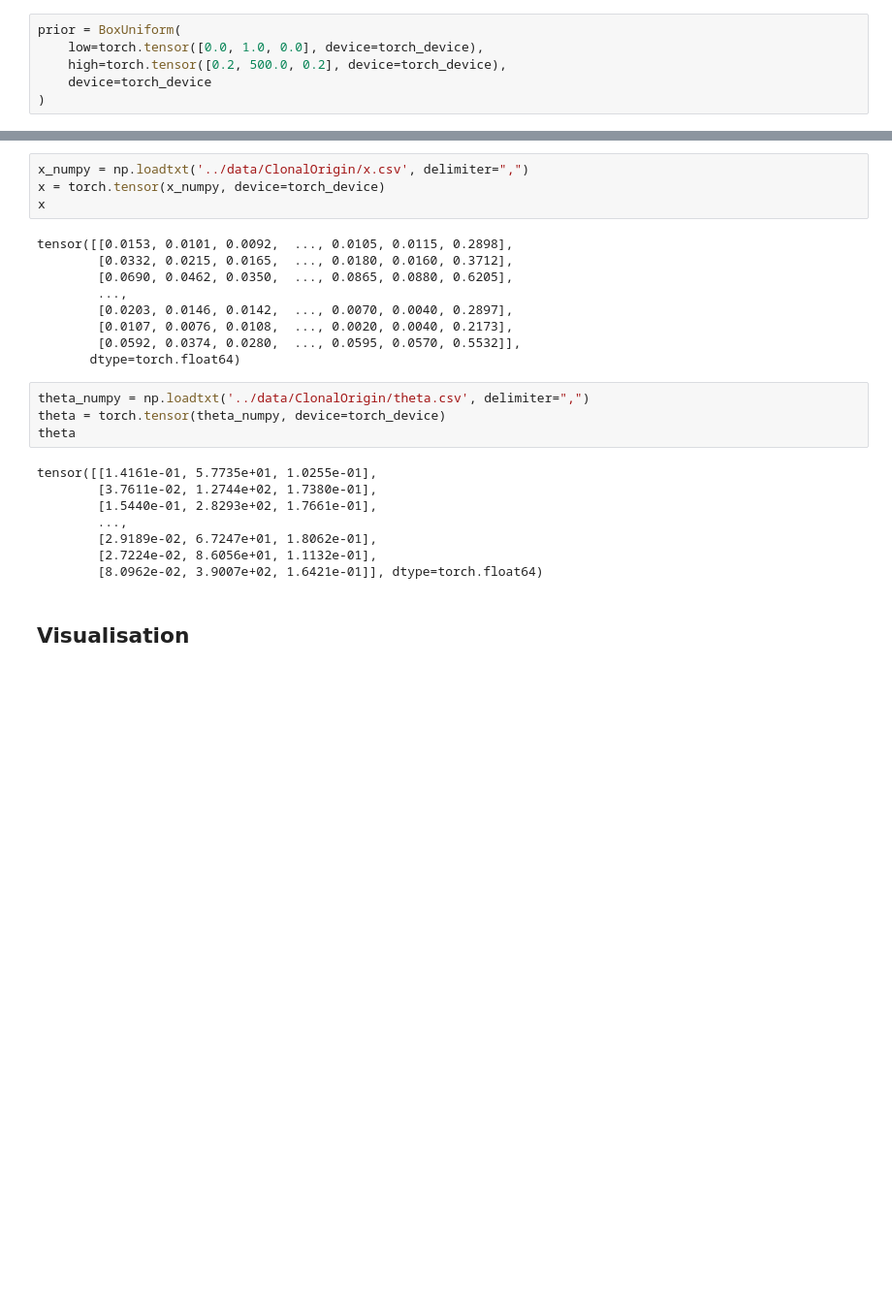
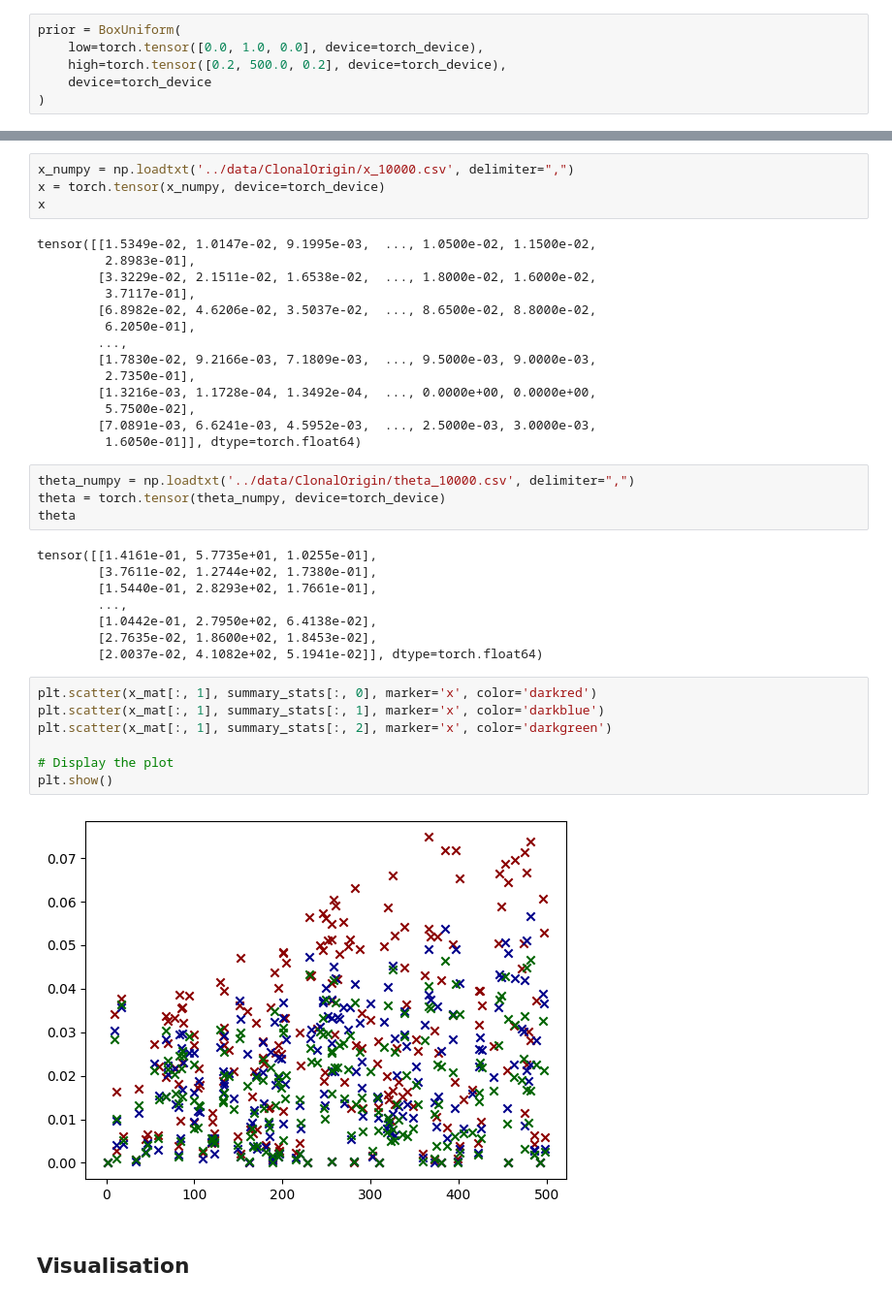
Before and after one commit to haochu-liu/likelihood-free, a Jupyter notebook: python/run_ClonalOrigin_sbi.ipynb, the cells around one changed output, grey strips where cells are left out. Shown at 97% size. Cells and saved outputs as stored; diff of their text form; blank space fills up the shorter version.

Commit message:
r run summary stats

```diff
--- a/python/run_ClonalOrigin_sbi.ipynb
+++ b/python/run_ClonalOrigin_sbi.ipynb
@@ -46,20 +50,25 @@ x_o
 # %% [output]
 tensor([0.0046, 0.0048, 0.0024, 0.0000, 0.0020, 0.0015, 0.1452])
 # %%
-x_numpy = np.loadtxt('../data/ClonalOrigin/x.csv', delimiter=",")
+x_numpy = np.loadtxt('../data/ClonalOrigin/x_10000.csv', delimiter=",")
 x = torch.tensor(x_numpy, device=torch_device)
 x
 # %% [output]
-tensor([[0.0153, 0.0101, 0.0092,  ..., 0.0105, 0.0115, 0.2898],
-        [0.0332, 0.0215, 0.0165,  ..., 0.0180, 0.0160, 0.3712],
-        [0.0690, 0.0462, 0.0350,  ..., 0.0865, 0.0880, 0.6205],
+tensor([[1.5349e-02, 1.0147e-02, 9.1995e-03,  ..., 1.0500e-02, 1.1500e-02,
+         2.8983e-01],
+        [3.3229e-02, 2.1511e-02, 1.6538e-02,  ..., 1.8000e-02, 1.6000e-02,
+         3.7117e-01],
+        [6.8982e-02, 4.6206e-02, 3.5037e-02,  ..., 8.6500e-02, 8.8000e-02,
+         6.2050e-01],
         ...,
-        [0.0203, 0.0146, 0.0142,  ..., 0.0070, 0.0040, 0.2897],
-        [0.0107, 0.0076, 0.0108,  ..., 0.0020, 0.0040, 0.2173],
-        [0.0592, 0.0374, 0.0280,  ..., 0.0595, 0.0570, 0.5532]],
-       dtype=torch.float64)
+        [1.7830e-02, 9.2166e-03, 7.1809e-03,  ..., 9.5000e-03, 9.0000e-03,
+         2.7350e-01],
+        [1.3216e-03, 1.1728e-04, 1.3492e-04,  ..., 0.0000e+00, 0.0000e+00,
+         5.7500e-02],
+        [7.0891e-03, 6.6241e-03, 4.5952e-03,  ..., 2.5000e-03, 3.0000e-03,
+         1.6050e-01]], dtype=torch.float64)
 # %%
-theta_numpy = np.loadtxt('../data/ClonalOrigin/theta.csv', delimiter=",")
+theta_numpy = np.loadtxt('../data/ClonalOrigin/theta_10000.csv', delimiter=",")
 theta = torch.tensor(theta_numpy, device=torch_device)
 theta
 # %% [output]
@@ -67,9 +76,18 @@ tensor([[1.4161e-01, 5.7735e+01, 1.0255e-01],
         [3.7611e-02, 1.2744e+02, 1.7380e-01],
         [1.5440e-01, 2.8293e+02, 1.7661e-01],
         ...,
-        [2.9189e-02, 6.7247e+01, 1.8062e-01],
-        [2.7224e-02, 8.6056e+01, 1.1132e-01],
-        [8.0962e-02, 3.9007e+02, 1.6421e-01]], dtype=torch.float64)
+        [1.0442e-01, 2.7950e+02, 6.4138e-02],
+        [2.7635e-02, 1.8600e+02, 1.8453e-02],
+        [2.0037e-02, 4.1082e+02, 5.1941e-02]], dtype=torch.float64)
+# %%
+plt.scatter(x_mat[:, 1], summary_stats[:, 0], marker='x', color='darkred')
+plt.scatter(x_mat[:, 1], summary_stats[:, 1], marker='x', color='darkblue')
+plt.scatter(x_mat[:, 1], summary_stats[:, 2], marker='x', color='darkgreen')
+
+# Display the plot
+plt.show()
+# %% [output]
+[figure, added]
 # %% [markdown]
 ## Visualisation
 # %%
```
Also changed, not shown: parts of 3 cells of this notebook, 9 other files.
